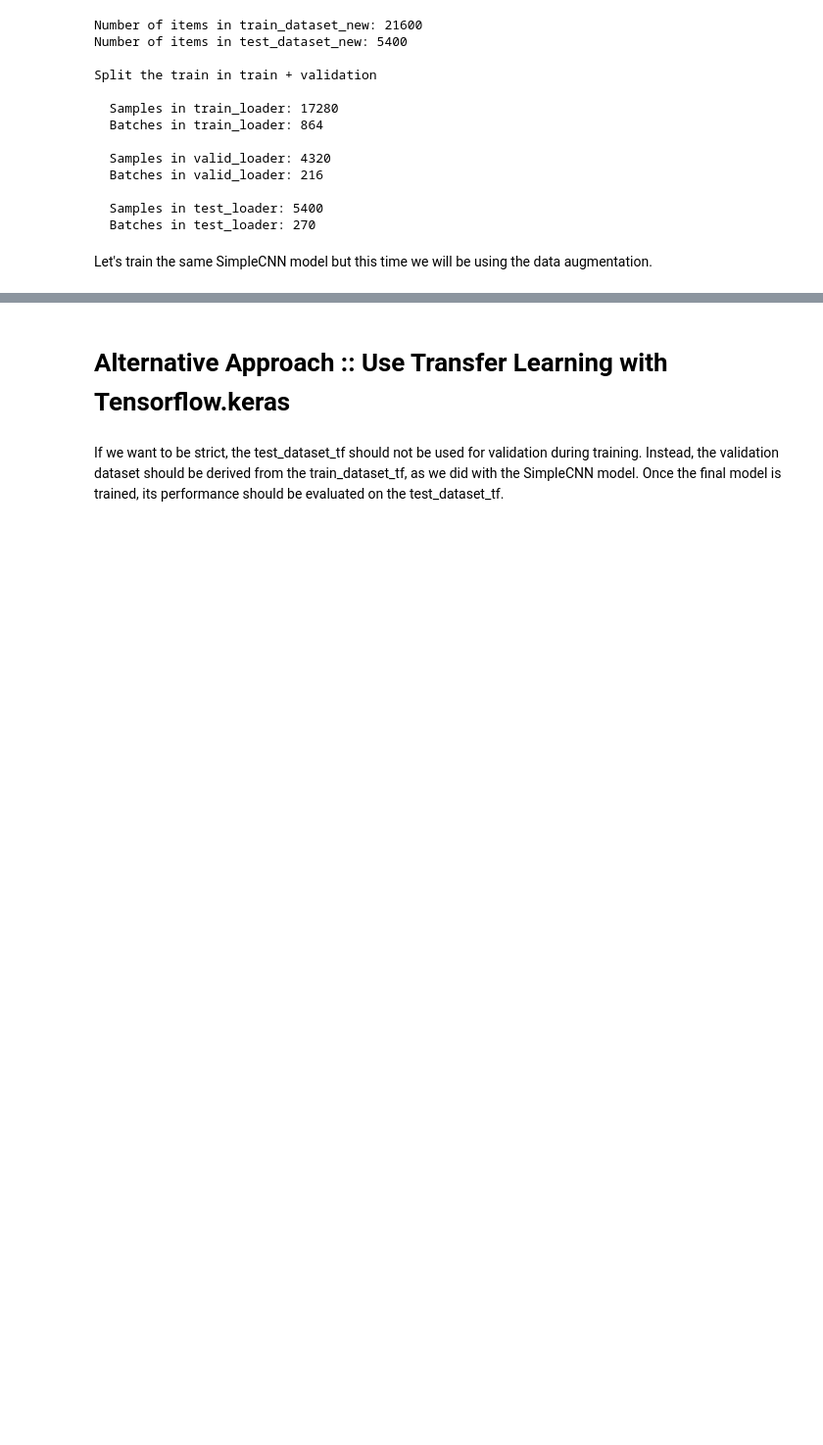
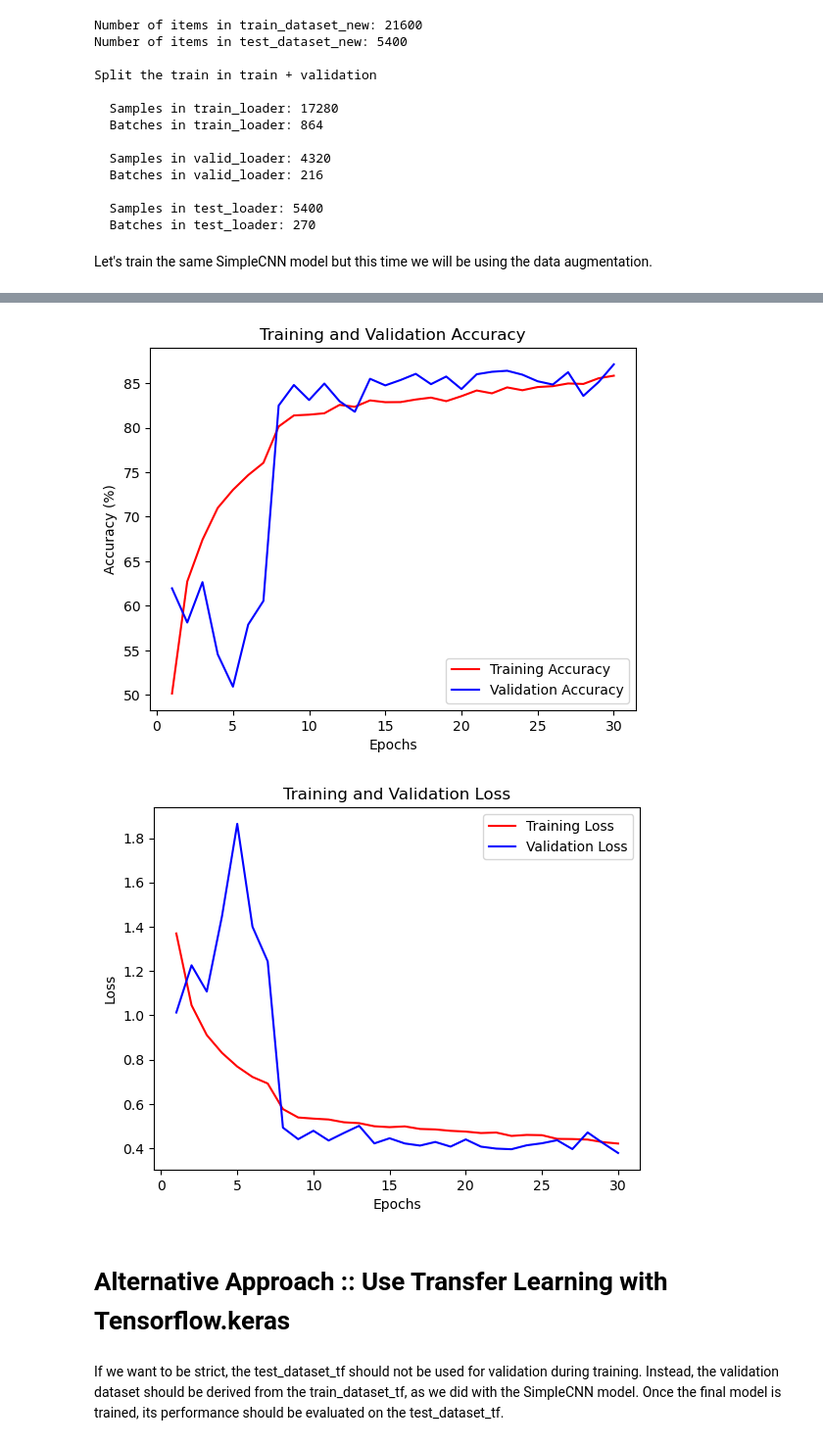
Before and after one commit to MartinezAgullo/TechChallenge_TrustStamp, a Jupyter notebook: assignment_2_cnn/Pablo-MartinezAgullo.ipynb, the cells around one changed output, grey strips where cells are left out. Shown: that part at 98% size. Cells and saved outputs as stored; diff of their text form; code cells hidden in the pictures; blank space fills up the shorter version.

```diff
--- a/assignment_2_cnn/Pablo-MartinezAgullo.ipynb
+++ b/assignment_2_cnn/Pablo-MartinezAgullo.ipynb
@@ -225,9 +225,6 @@ SimpleCNN(
   (fc1): Linear(in_features=5408, out_features=10, bias=True)
 )
 # %%
-from torch.utils.data.sampler import SubsetRandomSampler
-import torch.optim as optim
-
 
 # split train in validation + train
 valid_size = 0.2  # percentage of training set to use as validation
@@ -258,6 +255,10 @@ criterion = nn.CrossEntropyLoss()
 # specify optimizer
 optimizer = optim.SGD(model.parameters(), lr=0.01)
 
+# Define the learning rate scheduler
+scheduler = optim.lr_scheduler.ReduceLROnPlateau(optimizer, 'min', patience=5, factor=0.5)
+
+
 # number of epochs to train the model
 n_epochs = 40
 # %% [output]
@@ -601,0 +767,6 @@ plot_loss(train_losses_new, valid_losses_new, num_epochs=n_epochs)
+# %%
+train_losses_imp, valid_losses_imp, train_accuracies_imp, valid_accuracies_imp = train_model(
+    model, train_loader, valid_loader, criterion, optimizer, num_epochs=n_epochs,
+    scheduler=scheduler, patience=30, threshold=0.005,
+    save_path="./Model/Improved-CNN/", save_name="model_01.pth"
+)
@@ -602,3 +791,9 @@ plot_loss(train_losses_new, valid_losses_new, num_epochs=n_epochs)
+# %%
+plot_accuracy(train_accuracies_imp, valid_accuracies_imp)
+plot_loss(train_losses_imp, valid_losses_imp)
+# %% [output]
+[figure, added]
+[figure, added]
 # %% [markdown]
 # Alternative Approach :: Use Transfer Learning with Tensorflow.keras
 # %%
```
Also changed, not shown: parts of 14 cells of this notebook, 4 other files.
